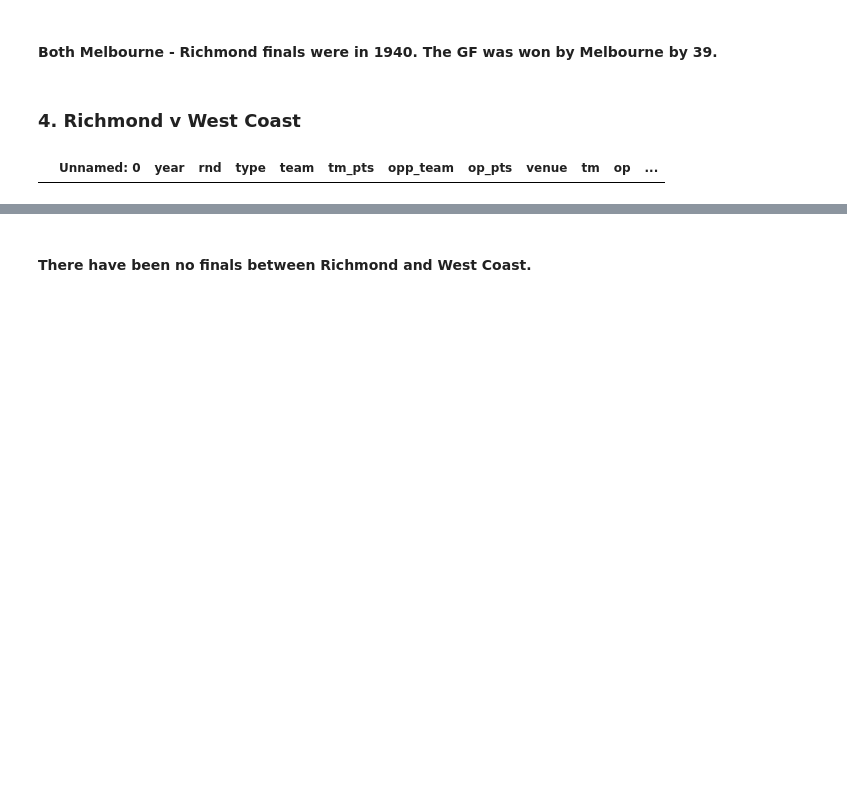
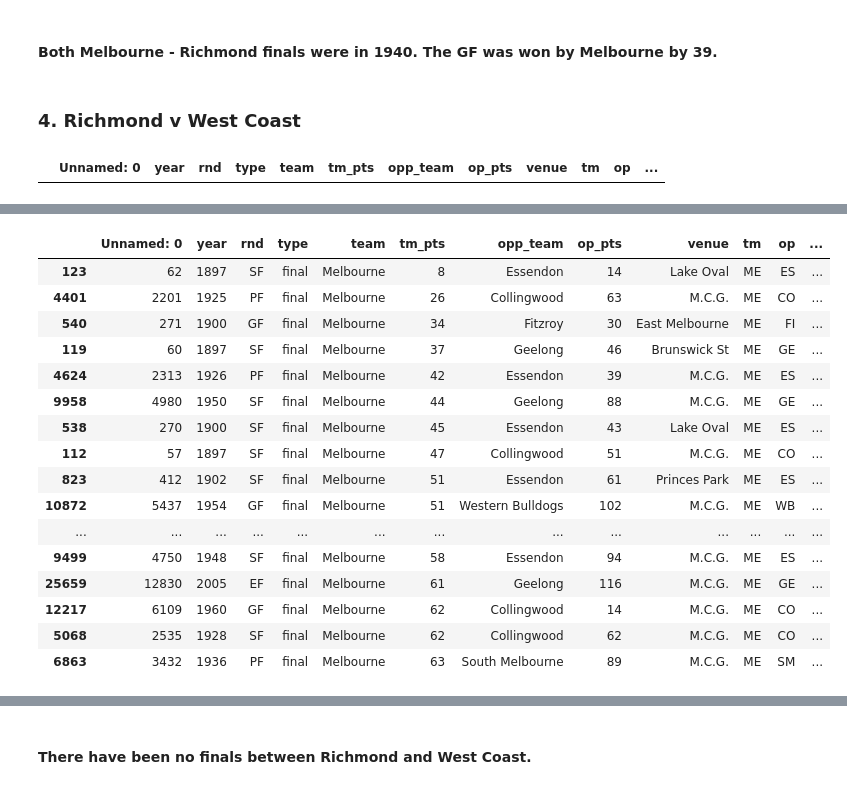
Before and after one commit to stevegabriel1/afl_explore, a Jupyter notebook: afl_gf_potentials_2018.ipynb, the cells around one changed output, grey strips where cells are left out. Cells and saved outputs as stored; diff of their text form; code cells hidden in the pictures; blank space fills up the shorter version.

```diff
--- a/afl_gf_potentials_2018.ipynb
+++ b/afl_gf_potentials_2018.ipynb
@@ -128,0 +131,2 @@ updated.iloc[:,:][(updated.tm == 'RI')&(updated.op == 'WC')&(updated.type == 'fi
+# %%
+mel_fins = updated.iloc[:,:][(updated.tm == 'ME')&(updated.type == 'final')]
@@ -128,0 +142,20 @@ updated.iloc[:,:][(updated.tm == 'RI')&(updated.op == 'WC')&(updated.type == 'fi
+# %%
+mel_fins.sort_values(by=['tm_pts']).head(20)
+# %% [output]
+|  | Unnamed: 0 | year | rnd | type | team | tm_pts | opp_team | op_pts | venue | tm | op | ... |
+| 123 | 62 | 1897 | SF | final | Melbourne | 8 | Essendon | 14 | Lake Oval | ME | ES | ... |
+| 4401 | 2201 | 1925 | PF | final | Melbourne | 26 | Collingwood | 63 | M.C.G. | ME | CO | ... |
+| 540 | 271 | 1900 | GF | final | Melbourne | 34 | Fitzroy | 30 | East Melbourne | ME | FI | ... |
+| 119 | 60 | 1897 | SF | final | Melbourne | 37 | Geelong | 46 | Brunswick St | ME | GE | ... |
+| 4624 | 2313 | 1926 | PF | final | Melbourne | 42 | Essendon | 39 | M.C.G. | ME | ES | ... |
+| 9958 | 4980 | 1950 | SF | final | Melbourne | 44 | Geelong | 88 | M.C.G. | ME | GE | ... |
+| 538 | 270 | 1900 | SF | final | Melbourne | 45 | Essendon | 43 | Lake Oval | ME | ES | ... |
+| 112 | 57 | 1897 | SF | final | Melbourne | 47 | Collingwood | 51 | M.C.G. | ME | CO | ... |
+| 823 | 412 | 1902 | SF | final | Melbourne | 51 | Essendon | 61 | Princes Park | ME | ES | ... |
+| 10872 | 5437 | 1954 | GF | final | Melbourne | 51 | Western Bulldogs | 102 | M.C.G. | ME | WB | ... |
+| ... | ... | ... | ... | ... | ... | ... | ... | ... | ... | ... | ... | ... |
+| 9499 | 4750 | 1948 | SF | final | Melbourne | 58 | Essendon | 94 | M.C.G. | ME | ES | ... |
+| 25659 | 12830 | 2005 | EF | final | Melbourne | 61 | Geelong | 116 | M.C.G. | ME | GE | ... |
+| 12217 | 6109 | 1960 | GF | final | Melbourne | 62 | Collingwood | 14 | M.C.G. | ME | CO | ... |
+| 5068 | 2535 | 1928 | SF | final | Melbourne | 62 | Collingwood | 62 | M.C.G. | ME | CO | ... |
+| 6863 | 3432 | 1936 | PF | final | Melbourne | 63 | South Melbourne | 89 | M.C.G. | ME | SM | ... |
```
Also changed, not shown: parts of 6 cells of this notebook.
